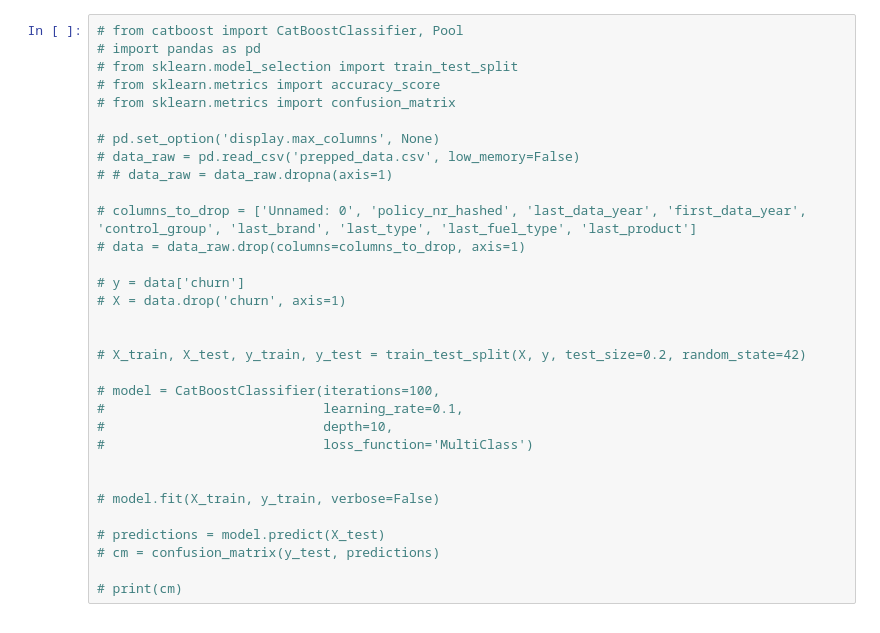
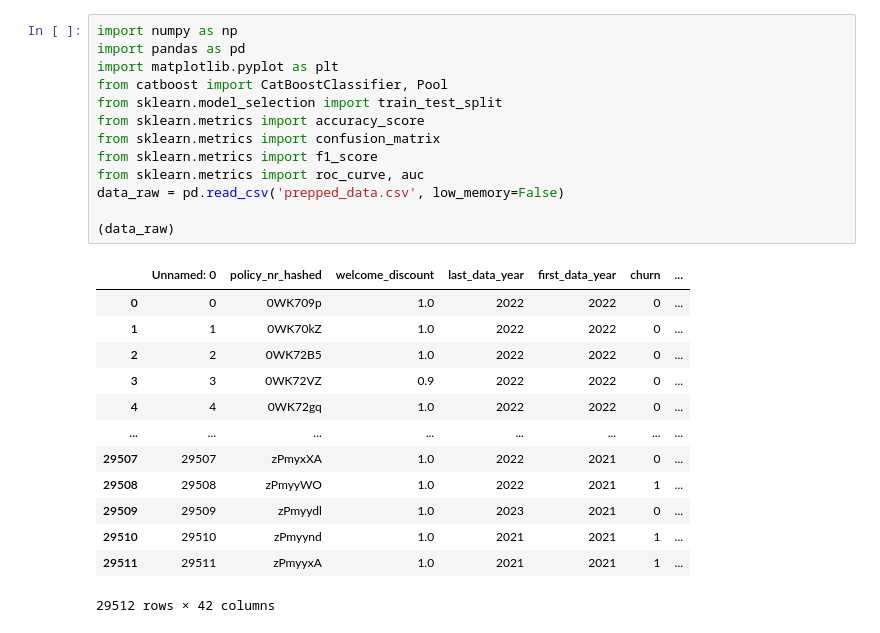
Before and after one commit to victormorizon/baqm-seminar-16, a Jupyter notebook: baseline/CatBoost Terrence.ipynb, the cells around one changed output. Drawn from its saved outputs; the diff is of its cells as text.

```diff
--- a/baseline/CatBoost Terrence.ipynb
+++ b/baseline/CatBoost Terrence.ipynb
@@ -1,33 +1,28 @@
 # %%
-# from catboost import CatBoostClassifier, Pool
-# import pandas as pd
-# from sklearn.model_selection import train_test_split
-# from sklearn.metrics import accuracy_score
-# from sklearn.metrics import confusion_matrix
+import numpy as np
+import pandas as pd
+import matplotlib.pyplot as plt
+from catboost import CatBoostClassifier, Pool
+from sklearn.model_selection import train_test_split
+from sklearn.metrics import accuracy_score
+from sklearn.metrics import confusion_matrix
+from sklearn.metrics import f1_score
+from sklearn.metrics import roc_curve, auc
+data_raw = pd.read_csv('prepped_data.csv', low_memory=False)
 
-# pd.set_option('display.max_columns', None)
-# data_raw = pd.read_csv('prepped_data.csv', low_memory=False)
-# # data_raw = data_raw.dropna(axis=1)
-
-# columns_to_drop = ['Unnamed: 0', 'policy_nr_hashed', 'last_data_year', 'first_data_year', 'control_group', 'last_brand', 'last_type', 'last_fuel_type', 'last_product']
-# data = data_raw.drop(columns=columns_to_drop, axis=1)
-
-# y = data['churn']
-# X = data.drop('churn', axis=1)
-
-
-# X_train, X_test, y_train, y_test = train_test_split(X, y, test_size=0.2, random_state=42)
-
-# model = CatBoostClassifier(iterations=100,
-#                            learning_rate=0.1,
-#                            depth=10,
-#                            loss_function='MultiClass')
-
-
-# model.fit(X_train, y_train, verbose=False)
-
-# predictions = model.predict(X_test)
-# cm = confusion_matrix(y_test, predictions)
-
-# print(cm)
+(data_raw)
+# %% [output]
+|  | Unnamed: 0 | policy_nr_hashed | welcome_discount | last_data_year | first_data_year | churn | ... |
+| 0 | 0 | 0WK709p | 1.0 | 2022 | 2022 | 0 | ... |
+| 1 | 1 | 0WK70kZ | 1.0 | 2022 | 2022 | 0 | ... |
+| 2 | 2 | 0WK72B5 | 1.0 | 2022 | 2022 | 0 | ... |
+| 3 | 3 | 0WK72VZ | 0.9 | 2022 | 2022 | 0 | ... |
+| 4 | 4 | 0WK72gq | 1.0 | 2022 | 2022 | 0 | ... |
+| ... | ... | ... | ... | ... | ... | ... | ... |
+| 29507 | 29507 | zPmyxXA | 1.0 | 2022 | 2021 | 0 | ... |
+| 29508 | 29508 | zPmyyWO | 1.0 | 2022 | 2021 | 1 | ... |
+| 29509 | 29509 | zPmyydl | 1.0 | 2023 | 2021 | 0 | ... |
+| 29510 | 29510 | zPmyynd | 1.0 | 2021 | 2021 | 1 | ... |
+| 29511 | 29511 | zPmyyxA | 1.0 | 2021 | 2021 | 1 | ... |
+29512 rows × 42 columns
 # %%
```
Also changed, not shown: parts of 6 cells of this notebook.
